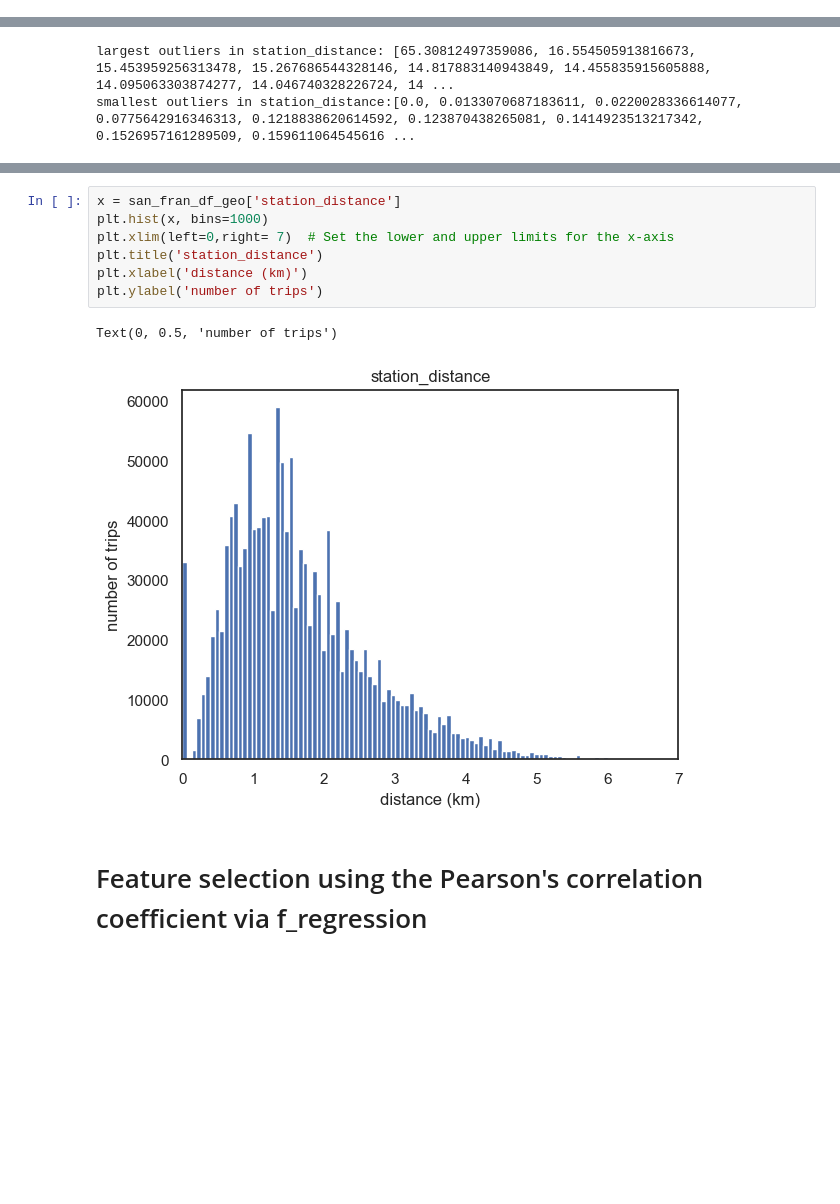
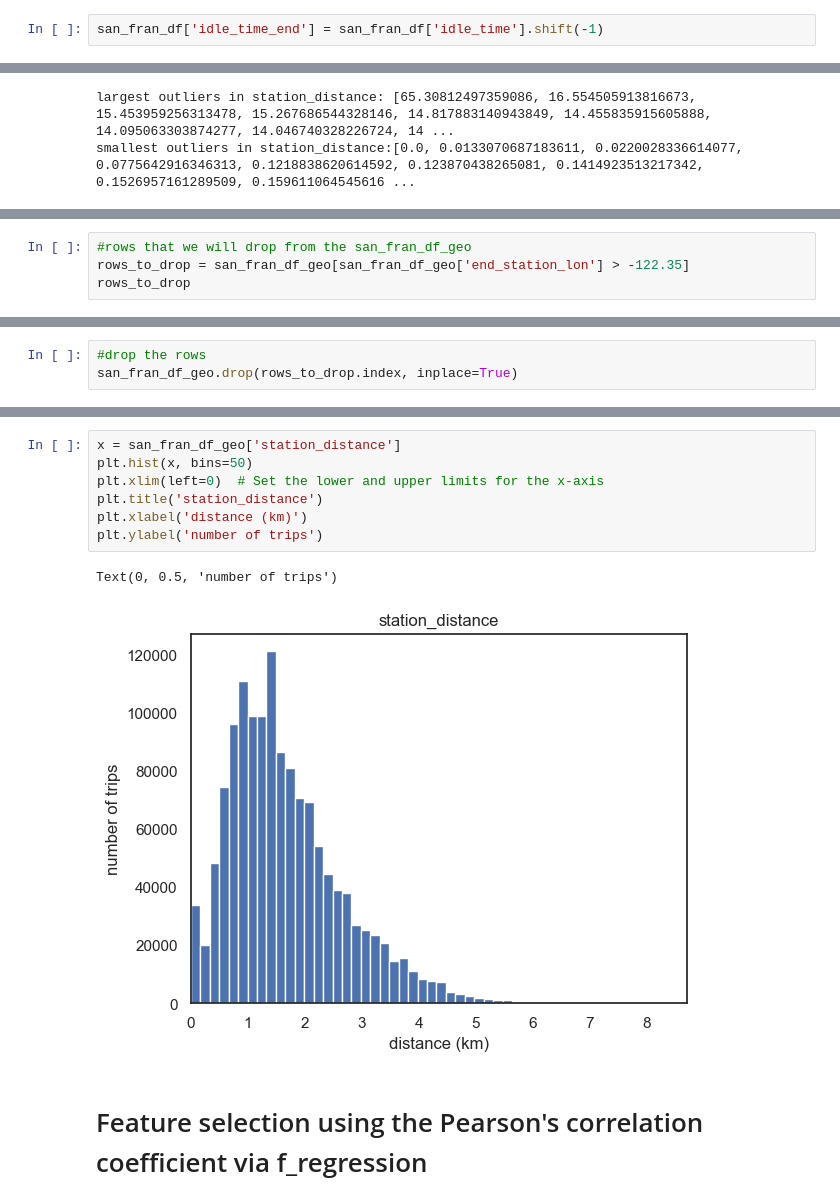
Before and after one commit to darebakdavca/Team_Project_DSML, a Jupyter notebook: Notebooks/4_Predictive_analysis.ipynb, the cells around one changed output, grey strips where cells are left out. Saved outputs shown, nothing was run; the diff lists cells and outputs as text; blank space fills up the shorter version.

```diff
--- a/Notebooks/4_Predictive_analysis.ipynb
+++ b/Notebooks/4_Predictive_analysis.ipynb
@@ -23,0 +26,2 @@ sns.set_style("white")
+# %%
+san_fran_df['idle_time_end'] = san_fran_df['idle_time'].shift(-1)
@@ -363,0 +385,4 @@ We will drop the rows where the bikes have left the San Francisco area, because
+# %%
+#rows that we will drop from the san_fran_df_geo
+rows_to_drop = san_fran_df_geo[san_fran_df_geo['end_station_lon'] > -122.35]
+rows_to_drop
@@ -363,0 +407,3 @@ We will drop the rows where the bikes have left the San Francisco area, because
+# %%
+#drop the rows
+san_fran_df_geo.drop(rows_to_drop.index, inplace=True)
@@ -374,13 +451,13 @@ plt.xlim(left=-0.5,right=18)
 # %%
 x = san_fran_df_geo['station_distance']
-plt.hist(x, bins=1000)
-plt.xlim(left=0,right= 7)  # Set the lower and upper limits for the x-axis
+plt.hist(x, bins=50)
+plt.xlim(left=0)  # Set the lower and upper limits for the x-axis
 plt.title('station_distance')
 plt.xlabel('distance (km)')
 plt.ylabel('number of trips')
 # %% [output]
 Text(0, 0.5, 'number of trips')
-[figure, old version]
+[figure, new version]
 # %% [markdown]
 # Feature selection using the Pearson's correlation coefficient via f_regression
 # %%
```
Also changed, not shown: parts of 33 cells of this notebook.
